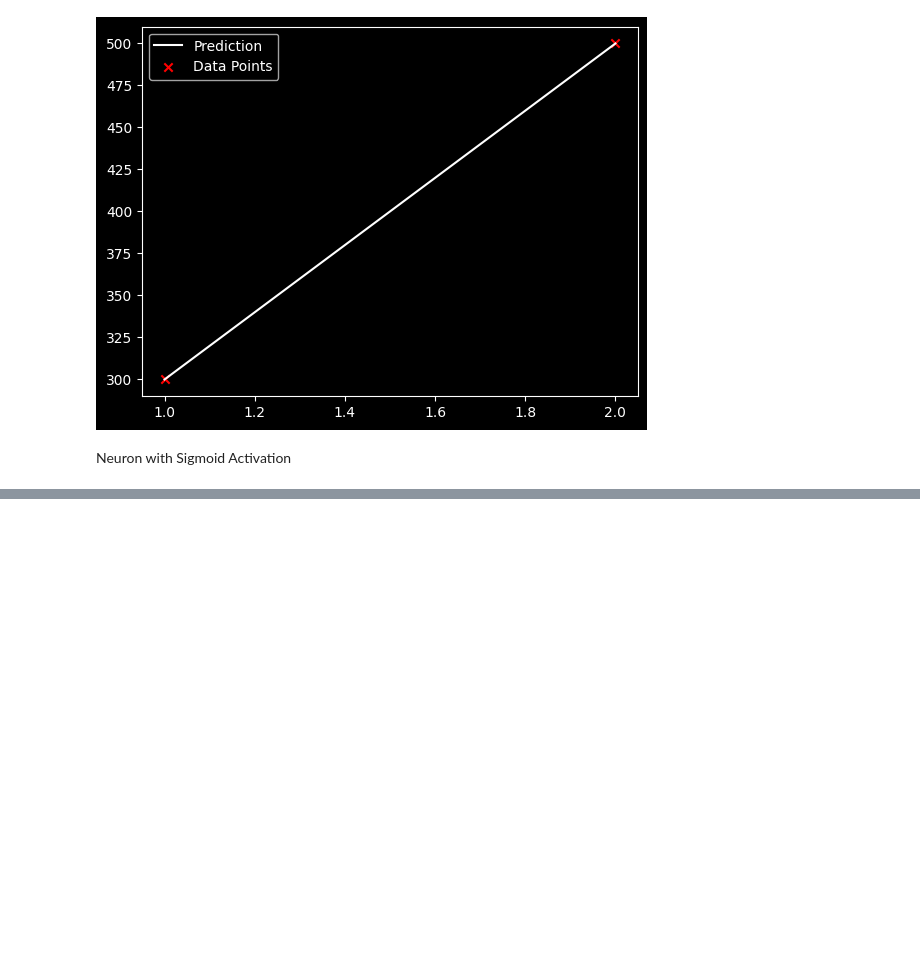
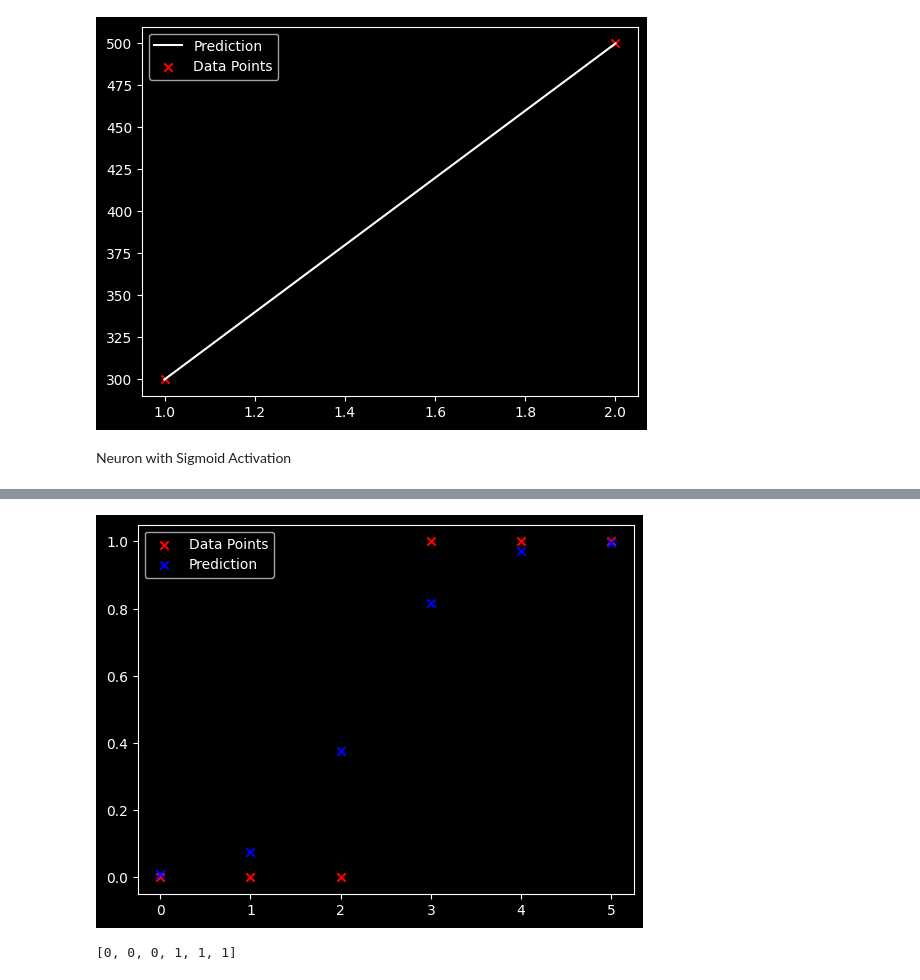
Before and after one commit to f2rra/learning-ml, a Jupyter notebook: advanced.ipynb, the cells around one changed output, grey strips where cells are left out. Drawn from its saved outputs; the diff is of its cells as text; code cells hidden in the pictures; blank space fills up the shorter version.

Commit message:
adding neural network for logistic regression

```diff
--- a/advanced.ipynb
+++ b/advanced.ipynb
@@ -82,0 +105,5 @@ Neuron with Sigmoid Activation
+# %%
+# Create Model
+model = Sequential([
+    Dense(units=1, input_dim=1, activation='sigmoid',name='L1')
+])
@@ -82,0 +133,7 @@ Neuron with Sigmoid Activation
+# %%
+set_w = np.array([[2]])
+set_b = np.array([-4.5])
+logistic_layer.set_weights([set_w,set_b])
+
+y_pred = model.predict(X_train)
+y_pred
@@ -82,0 +148,12 @@ Neuron with Sigmoid Activation
+# %%
+plt.scatter(X_train,Y_train,marker='x',c='r',label='Data Points')
+plt.scatter(X_train,y_pred,marker='x',c='b',label='Prediction')
+plt.legend()
+plt.show()
+# %% [output]
+[figure, added]
+# %%
+y_pred2 = [1 if x > 0.5 else 0 for x in y_pred]
+y_pred2
+# %% [output]
+[0, 0, 0, 1, 1, 1]
```
Also changed, not shown: parts of 8 cells of this notebook.
